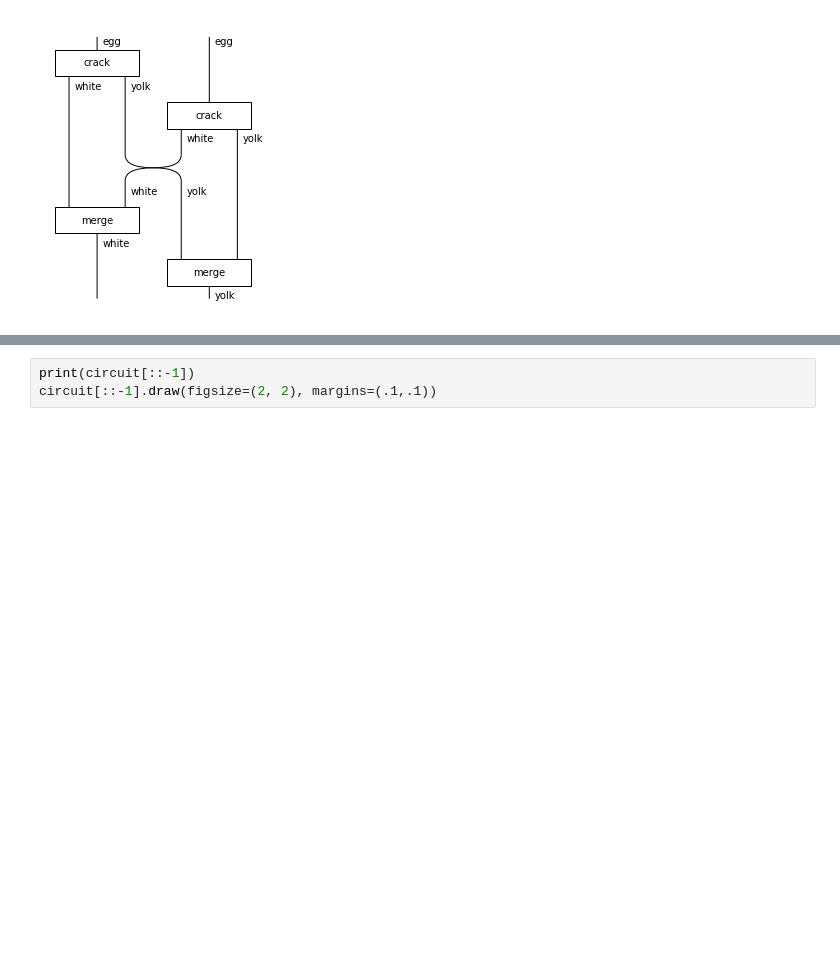
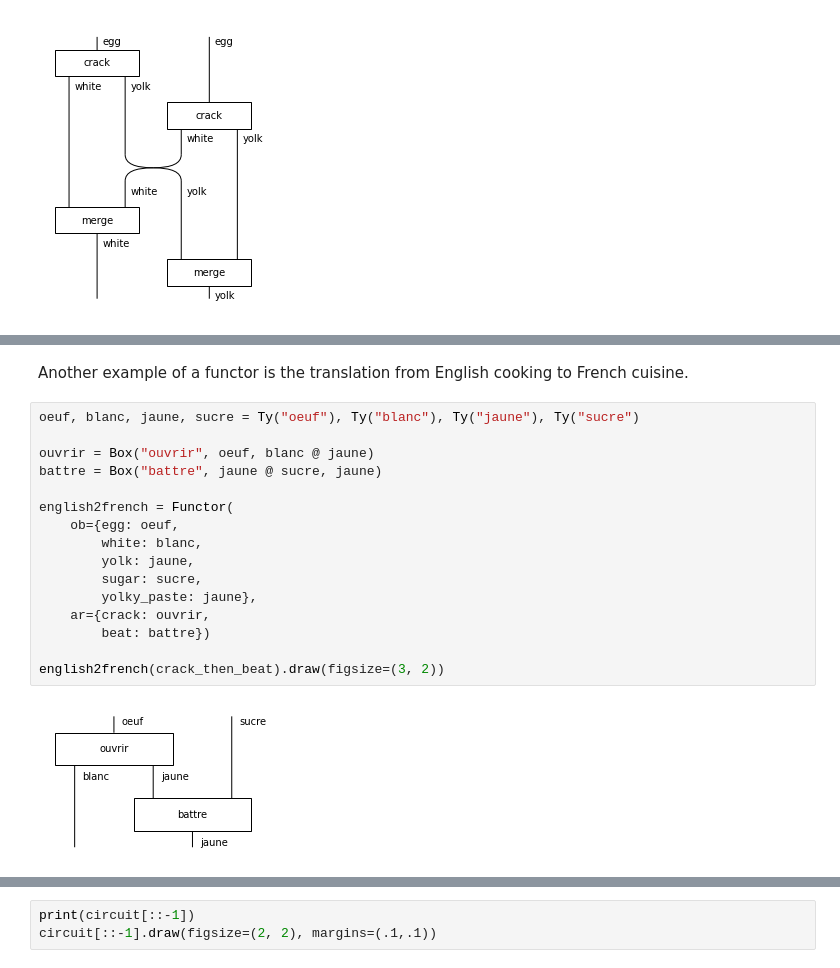
Before and after one commit to cnm13ryan/discopy, a Jupyter notebook: docs/notebooks/qnlp-tutorial.ipynb, the cells around one changed output, grey strips where cells are left out. Cells and saved outputs as stored; diff of their text form; blank space fills up the shorter version.

```diff
--- a/docs/notebooks/qnlp-tutorial.ipynb
+++ b/docs/notebooks/qnlp-tutorial.ipynb
@@ -131,0 +133,20 @@ Another important rule is that a pure quantum circuit is reversible, i.e. it eva
+# %% [markdown]
+Another example of a functor is the translation from English cooking to French cuisine.
+# %%
+oeuf, blanc, jaune, sucre = Ty("oeuf"), Ty("blanc"), Ty("jaune"), Ty("sucre")
+
+ouvrir = Box("ouvrir", oeuf, blanc @ jaune)
+battre = Box("battre", jaune @ sucre, jaune)
+
+english2french = Functor(
+    ob={egg: oeuf,
+        white: blanc,
+        yolk: jaune,
+        sugar: sucre,
+        yolky_paste: jaune},
+    ar={crack: ouvrir,
+        beat: battre})
+
+english2french(crack_then_beat).draw(figsize=(3, 2))
+# %% [output]
+[figure, added]
```
Also changed, not shown: parts of 73 cells of this notebook, 3 other files.
